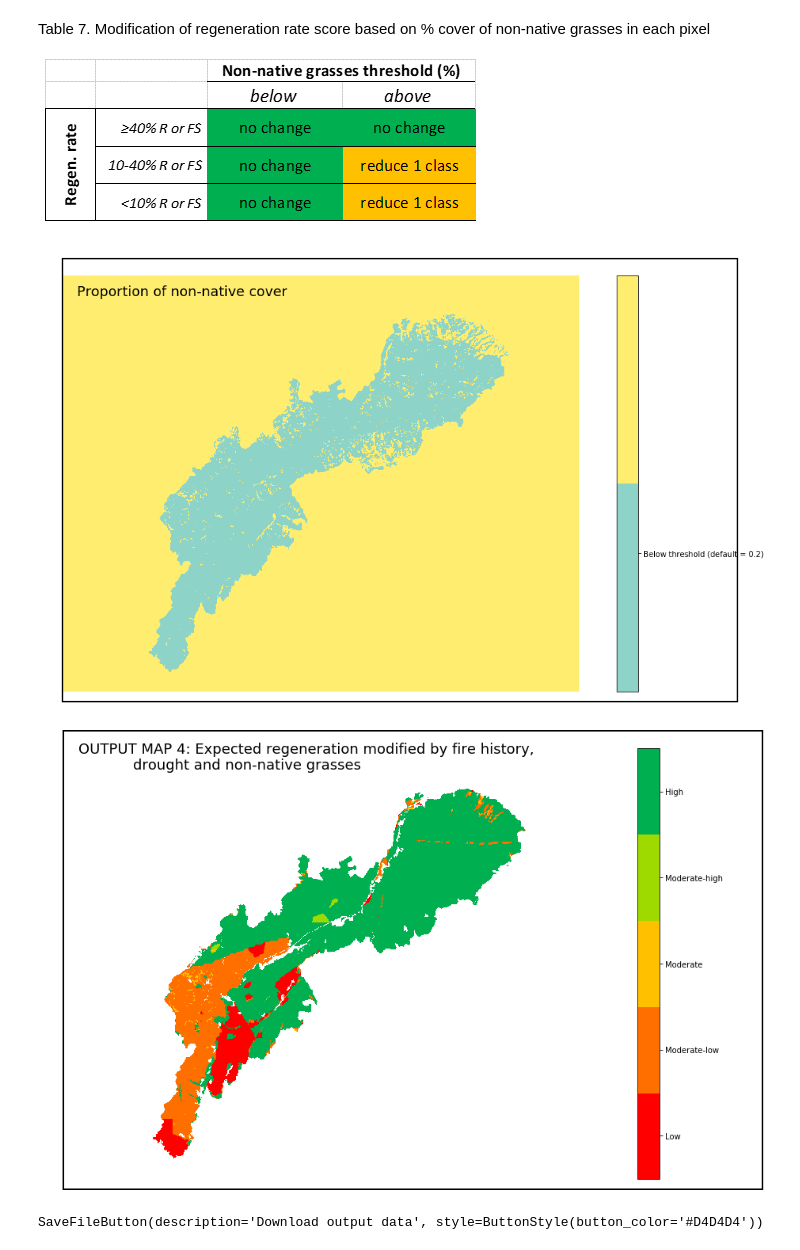
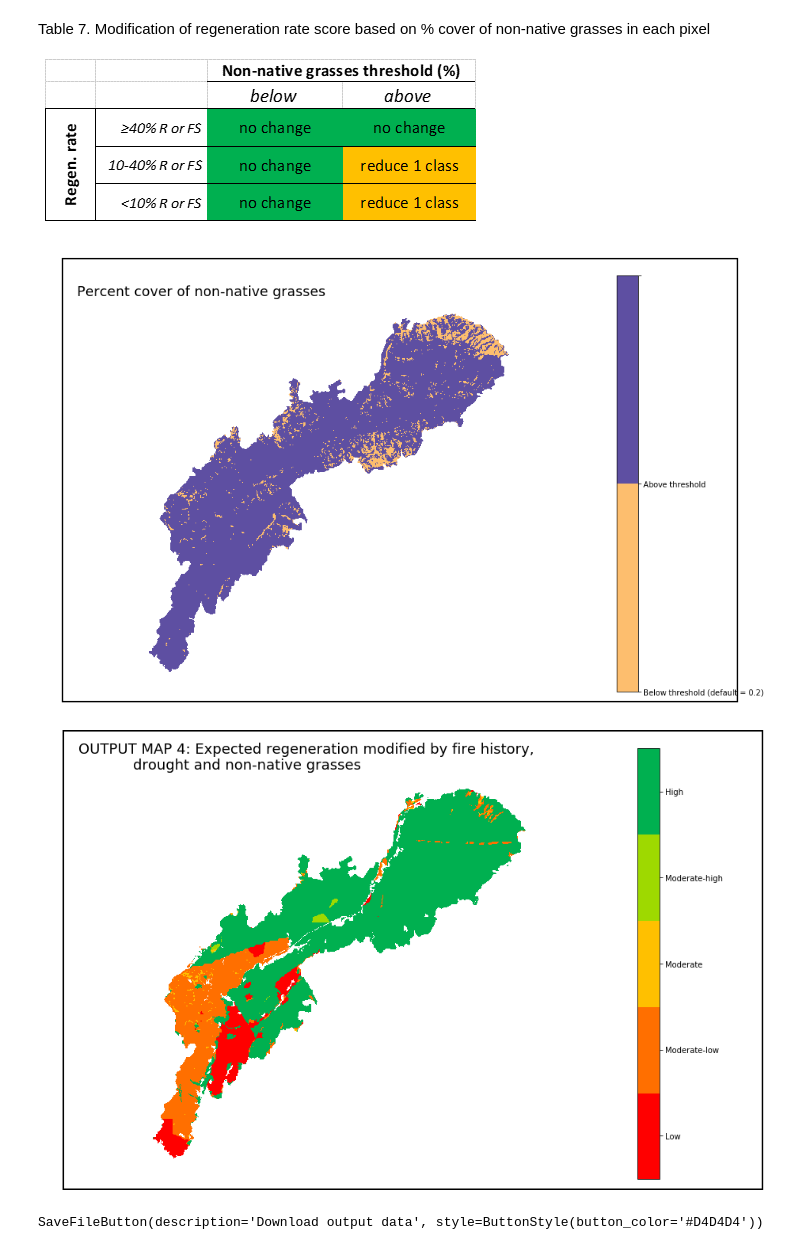
Before and after one commit to adhollander/postfire, a Jupyter notebook: CopperFire18.ipynb, the cells around one changed output. Drawn from its saved outputs; the diff is of its cells as text; code cells hidden in the pictures.

```diff
--- a/CopperFire18.ipynb
+++ b/CopperFire18.ipynb
@@ -255,6 +255,8 @@ firecount = np.array([(253/255, 190/255, 110/255, 1), (191/255, 229/255, 160/255
 firecountcm = matplotlib.colors.ListedColormap(firecount)
 timelastfirecolors = np.array([(94/255, 79/255, 162/255, 1),  (191/255, 229/255, 160/255, 1), (253/255, 190/255, 110/255, 1) ])
 timelastfirecm = matplotlib.colors.ListedColormap(timelastfirecolors)
+herbaceouscolors = np.array([ (253/255, 190/255, 110/255, 1) , (94/255, 79/255, 162/255, 1) ])
+herbaceouscm = matplotlib.colors.ListedColormap(herbaceouscolors)
 
 roglabels = ['High', 'Moderate-high', 'Moderate', 'Moderate-low', 'Low']
 invroglabels = roglabels[::-1]
@@ -1297,45 +1299,51 @@ BoundedIntText(value=20, description='Enter % threshold of herbaceous cover', st
 # %%
 # plot expected regeneration with fire modified by drought and invasives
 herbrast = xr.open_rasterio(nonnativerast)
-herbrastthresh0 = xr.where(herbrast.isnull() , np.nan, herbrast)
-herbrastthresh = xr.where(herbrastthresh0 > invasivethreshold, 0, 1)
+#herbrastthresh0 = xr.where(herbrast > 10 ,np.nan, herbrast)
+#herbrastthresh = xr.where(herbrastthresh0 > invasivethreshold, 0, 1)
 fig, ax = plt.subplots(figsize=(18,10))
-cmap = plt.get_cmap('Set3', 2)
-cmap.set_over(alpha=1)
-nonnativeplot = ax.imshow(herbrastthresh[0,], cmap=cmap, vmin=-0.5, vmax=1)
-cbar = fig.colorbar(nonnativeplot, fraction=0.03, ticks=range(0,1))
+#cmap = plt.get_cmap('Set3', 2)
+cmap = herbaceouscm
+bounds = np.array([-10,invasivethreshold, 10])
+norm = matplotlib.colors.BoundaryNorm(boundaries=bounds, ncolors=2)
+cmap.set_over(alpha=0)
+cmap.set_under(alpha=0)
+nonnativeplot = ax.imshow(herbrast[0,], cmap=cmap,  norm=norm)
+#cbar = fig.colorbar(nonnativeplot, fraction=0.03, ticks=range(-10, 10), norm=norm)
+cbar = fig.colorbar(nonnativeplot, ticks=(-10, invasivethreshold, 10))
+
 herblabels = ['Below threshold (default = 0.2)', 'Above threshold']
 cbar.ax.set_yticklabels(herblabels)
 #ax.set(title="OUTPUT MAP 4: Expected regeneration modified by fire history, drought and non-native grasses")
 autoAxis = ax.axis()
 rec = plt.Rectangle((autoAxis[0]-0.7,autoAxis[2]+15),(autoAxis[1]-autoAxis[0])+240,(autoAxis[3]-autoAxis[2])-40,fill=False,lw=2)
 rec = ax.add_patch(rec)
 rec.set_clip_on(False)
-ax.text(20,30, """Proportion of non-native cover""",  fontsize=18)
+ax.text(20,30, """Percent cover of non-native grasses""",  fontsize=18)
 ax.set_axis_off();
 
 
 
 
 invasivemr = invasivesmodifyrast(droughtmr, fvegarr2, herbrast, invasivethreshold)
 
 
 fig, ax = plt.subplots(figsize=(18,10))
 cmap = redorangegreencm
 cmap.set_over(alpha=0)
 invasivemrplot = ax.imshow(invasivemr[0,], cmap=cmap, vmin=0.5, vmax=5.5)
 cbar = fig.colorbar(invasivemrplot, fraction=0.03, ticks=range(1,6))
 cbar.ax.set_yticklabels(invroglabels)
 #ax.set(title="OUTPUT MAP 4: Expected regeneration modified by fire history, drought and non-native grasses")
 autoAxis = ax.axis()
 rec = plt.Rectangle((autoAxis[0]-0.7,autoAxis[2]+15),(autoAxis[1]-autoAxis[0])+240,(autoAxis[3]-autoAxis[2])-40,fill=False,lw=2)
 rec = ax.add_patch(rec)
 rec.set_clip_on(False)
 ax.text(20,30, """OUTPUT MAP 4: Expected regeneration modified by fire history,
             drought and non-native grasses""",  fontsize=18)
 ax.set_axis_off();
 # %% [output]
-[figure, old version]
+[figure, new version]
 [figure]
 # %%
 # download output data
```
Also changed, not shown: 2 other files.
